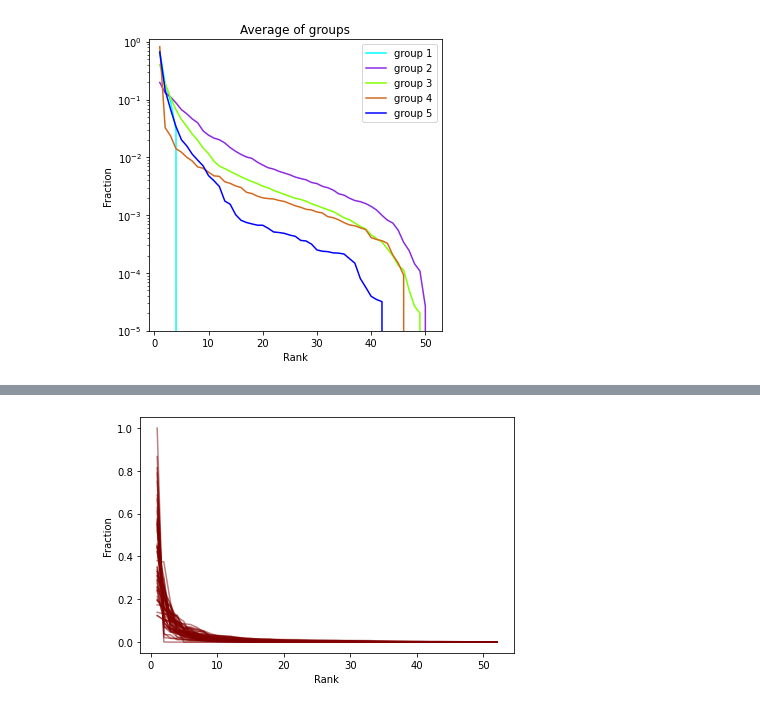
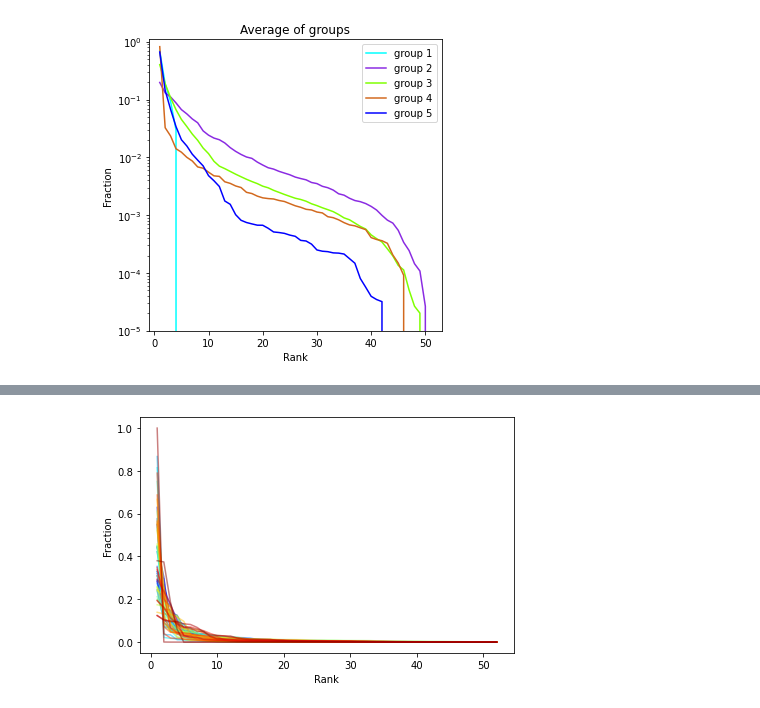
Before and after one commit to maryamastero/Mobility_Network, a Jupyter notebook: mobility_spanish.ipynb, the cells around one changed output, grey strips where cells are left out. Cells and saved outputs as stored; diff of their text form; code cells hidden in the pictures.

Commit message:
more plots

```diff
--- a/mobility_spanish.ipynb
+++ b/mobility_spanish.ipynb
@@ -444,22 +433,23 @@ for y, c in zip(ys, colors):
 # %%
 plt.figure()
 
 rank = list(range(1, 53))
 destino_distributions = {}
 destino_norm_distributions = {}
 for i in range(1, 53):
     origen = str(i).zfill(2)
     destino_distributions[origen] = get_destino_distribution(df,Origen=origen)
     destino_norm_distributions[origen] = destino_distributions[origen].norm_weight
 
 plt.subplot(1, 1, 1)
 colormap = plt.cm.gist_ncar
-plt.gca().set_prop_cycle(plt.cycler('color', plt.cm.jet(np.linspace(1, 1, 53))))
+plt.gca().set_prop_cycle(plt.cycler('color', plt.cm.jet(np.linspace(0, 1, 52))))
+
 for i in range(1, 53):
     destino_distribution = destino_distributions[str(i).zfill(2)]
     plt.plot(rank, destino_distribution.norm_weight, alpha=0.5)
 plt.xlabel('Rank')
 plt.ylabel('Fraction')
 plt.tight_layout()
 # %% [output]
-[figure, old version]
+[figure, new version]
```
Also changed, not shown: parts of 2 cells of this notebook.
